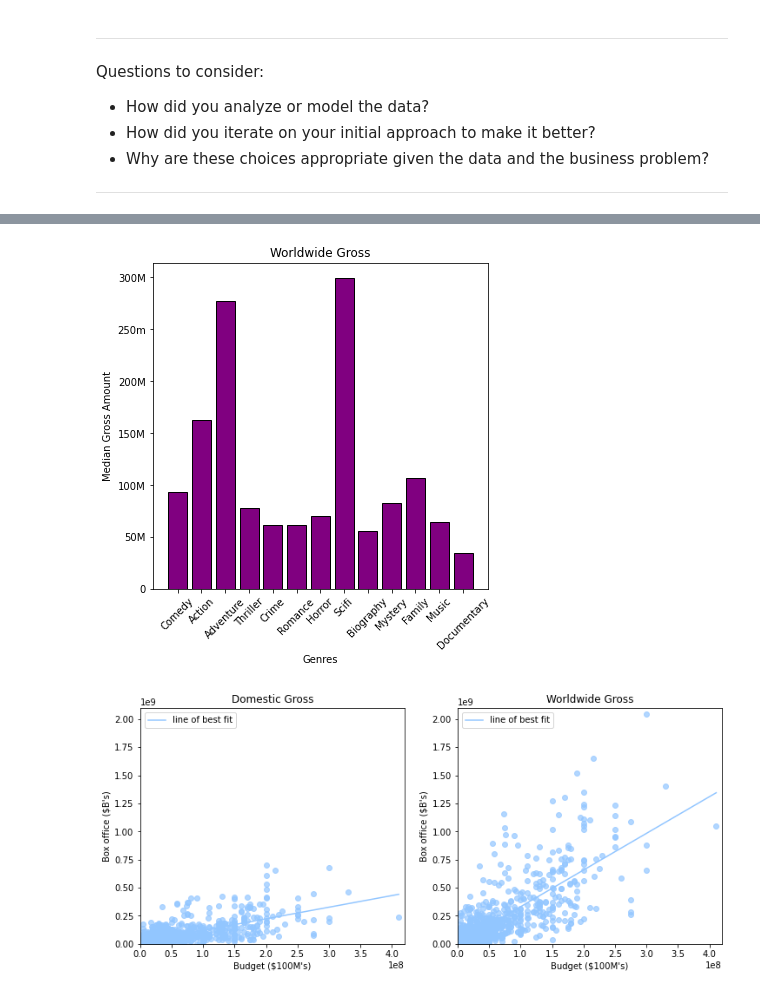
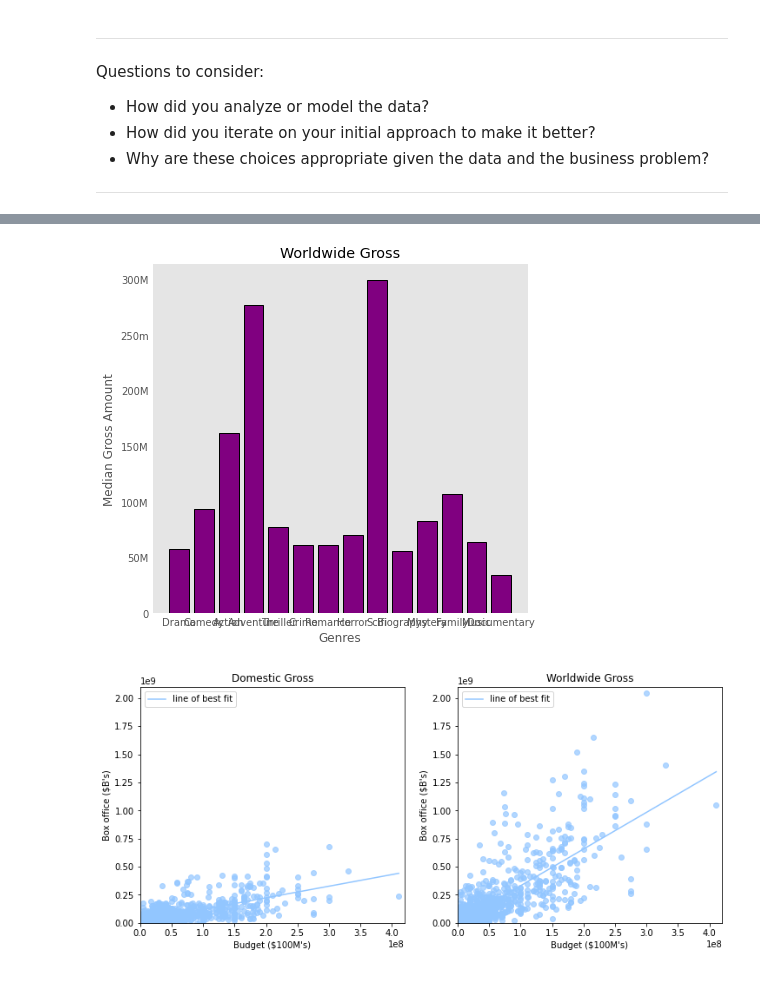
Before and after one commit to 281clo/microsoft-movie-analysis, a Jupyter notebook: Index.ipynb, the cells around one changed output, grey strips where cells are left out. Saved outputs shown, nothing was run; the diff lists cells and outputs as text; code cells hidden in the pictures.

```diff
--- a/Index.ipynb
+++ b/Index.ipynb
@@ -132,6 +132,7 @@ def getgross(g):
         if g in v:
             listi.append(k)
     return listi
+wdrama = getgross('Drama')
 waction = getgross('Action')
 wcomedy = getgross('Comedy')
 wadventure = getgross('Adventure')
@@ -151,6 +152,7 @@ wdocumentary = getgross('Documentary')
 Find the Median of all the genres
 '''
 
+mwdrama = np.median(wdrama)
 mwaction = np.median(waction)
 mwcomedy = np.median(wcomedy)
 mwadventure = np.median(wadventure)
@@ -166,7 +168,7 @@ mwmusic = np.median(wmusic)
 mwdocumentary = np.median(wdocumentary)
 # %%
 #Set the medians to a list for graphing
-WorldGrossMed = [mwcomedy, mwaction, mwadventure, mwthriller, mwcrime, mwromance, mwhorror, mwscifi, mwbiography, mwmystery, mwfamily, mwmusic, mwdocumentary]
+WorldGrossMed = [mwdrama, mwcomedy, mwaction, mwadventure, mwthriller, mwcrime, mwromance, mwhorror, mwscifi, mwbiography, mwmystery, mwfamily, mwmusic, mwdocumentary]
 WorldGrossMed = list(WorldGrossMed)
 # %%
 #Create a function to extract the genres from Foreign Gross and the corresponding gross amounts.
@@ -320,10 +326,15 @@ for genre in BigFrame['genres']:
     if 'Family' in genre:
         family += 1
 
+drama = 0
+for genre in BigFrame['genres']:
+    if 'Drama' in genre:
+        drama += 1
+
 
 # Set items to a list for graphing, and create labels.
-Genres = [comedy, action, adventure, thriller, crime, romance, horror, scifi, biography, mystery, family, music, documentary]
-Genres_i = ['Comedy', 'Action', 'Adventure', 'Thriller', 'Crime', 'Romance', 'Horror', 'Scifi', 'Biography', 'Mystery', 'Family', 'Music', 'Documentary']
+Genres = [ drama, comedy, action, adventure, thriller, crime, romance, horror, scifi, biography, mystery, family, music, documentary]
+Genres_i = ['Drama', 'Comedy', 'Action', 'Adventure', 'Thriller', 'Crime', 'Romance', 'Horror', 'Scifi', 'Biography', 'Mystery', 'Family', 'Music', 'Doc']
 # %% [markdown]
 * Start of Dougs code
 # %%
@@ -553,15 +574,16 @@ ax.set_xlabel('Genres');
 # %%
 #Graph out the wolrdwide gross for each genre.
 fig, ax = plt.subplots(figsize=(6,6))
 ax.bar(x=Genres_i, height=WorldGrossMed,  color='Purple', edgecolor='black', linewidth=1)
 ylabelsw = ['0', '50M', '100M', '150M', '200M', '250m', '300M']
 ax.set_yticklabels(labels=ylabelsw)
-ax.tick_params(axis='x', rotation=45);
+# ax.tick_params(axis='x', rotation=45);
 ax.set_title('Worldwide Gross')
 ax.set_ylabel('Median Gross Amount')
-ax.set_xlabel('Genres');
+ax.set_xlabel('Genres')
+ax.grid(False);
 # %% [output]
-[figure, old version]
+[figure, new version]
 # %%
 #side by side plots w/ same y axis: domestic vs global
 #This shows that movies which transcended cultural and geographical barriers paid off in a big way.
```
Also changed, not shown: parts of 7 cells of this notebook.
